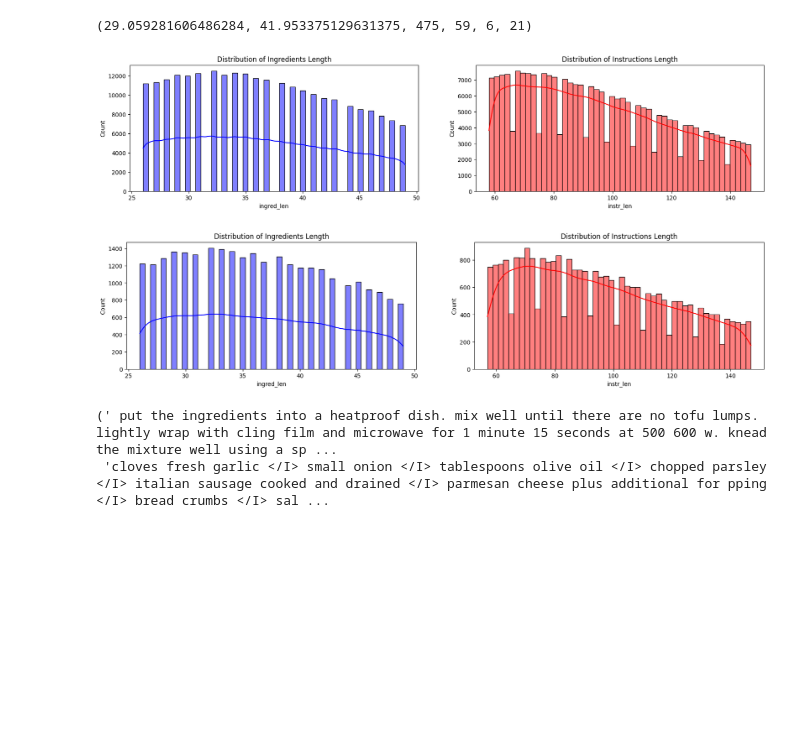
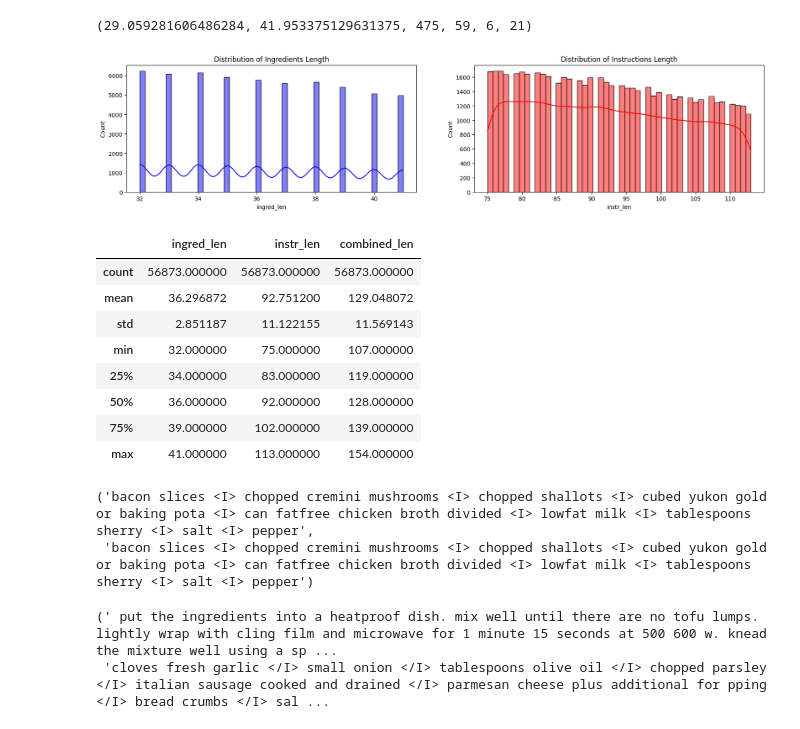
Before and after one commit to shreemit/RecipeGeneratorNLP, a Jupyter notebook: Preprocessing.ipynb, the cells around one changed output. Cells and saved outputs as stored; diff of their text form; code cells hidden in the pictures; blank space fills up the shorter version.

```diff
--- a/Preprocessing.ipynb
+++ b/Preprocessing.ipynb
@@ -181,11 +183,27 @@ def plot_distribution(x):
 
     return x
 # %%
-x = plot_distribution(train_df)
-x_test = plot_distribution(test_df)
+x = plot_distribution(train_data)
 # %% [output]
-[figure, old version]
+[figure, new version]
-[figure, removed]
+# %%
+x['combined_len'] = x['ingred_len'] + x['instr_len']
+x.describe()
+# %% [output]
+|  | ingred_len | instr_len | combined_len |
+| count | 56873.000000 | 56873.000000 | 56873.000000 |
+| mean | 36.296872 | 92.751200 | 129.048072 |
+| std | 2.851187 | 11.122155 | 11.569143 |
+| min | 32.000000 | 75.000000 | 107.000000 |
+| 25% | 34.000000 | 83.000000 | 119.000000 |
+| 50% | 36.000000 | 92.000000 | 128.000000 |
+| 75% | 39.000000 | 102.000000 | 139.000000 |
+| max | 41.000000 | 113.000000 | 154.000000 |
+# %%
+" ".join(x.loc[0]['ingred'].split()), x.loc[0]['ingred']
+# %% [output]
+('bacon slices <I> chopped cremini mushrooms <I> chopped shallots <I> cubed yukon gold or baking pota <I> can fatfree chicken broth divided <I> lowfat milk <I> tablespoons sherry <I> salt <I> pepper',
+ 'bacon slices <I> chopped cremini mushrooms <I> chopped shallots <I> cubed yukon gold or baking pota <I> can fatfree chicken broth divided <I> lowfat milk <I> tablespoons sherry <I> salt <I> pepper')
 # %%
 train_data = pd.read_csv('train_df.csv', index_col=0)
 # %%
```
Also changed, not shown: parts of 1 cell of this notebook, 7 other files.
